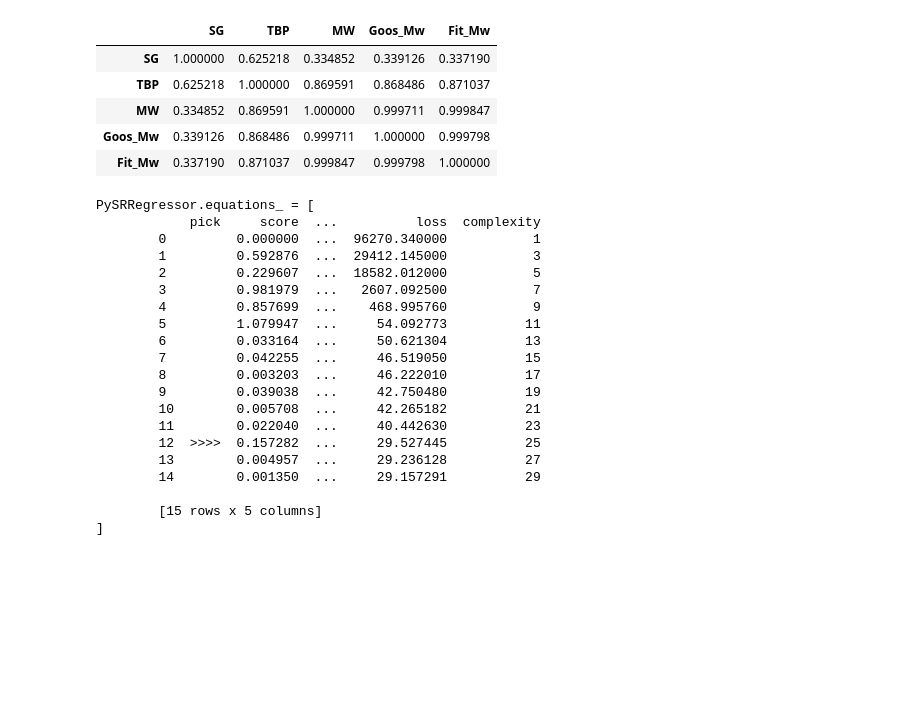
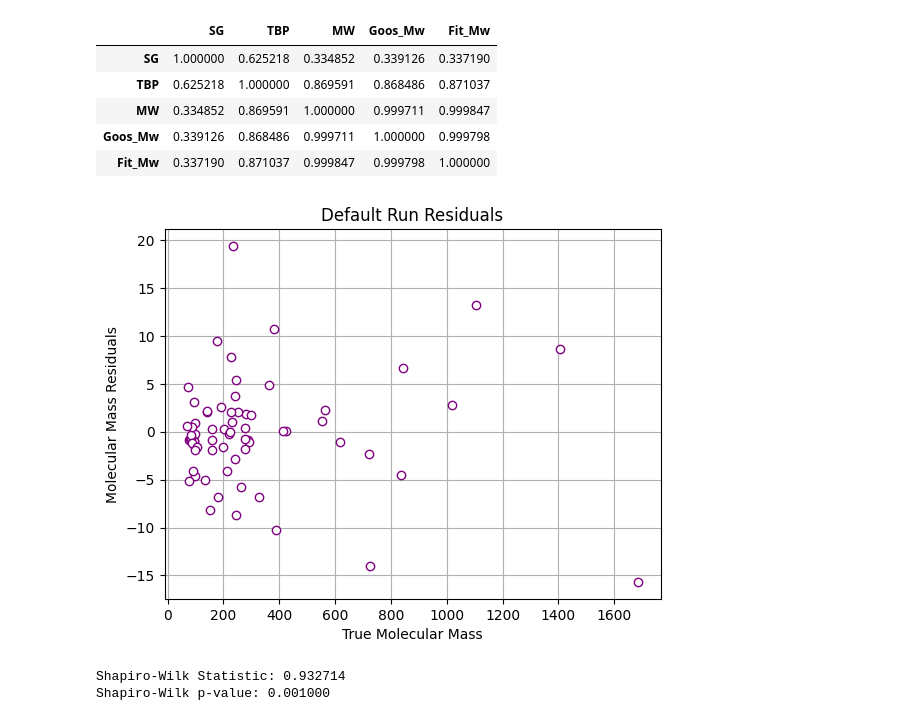
Before and after one commit to breranansi/IDC6940_RSH26, a Jupyter notebook: moleDataSet.ipynb, the cells around one changed output. Cells and saved outputs as stored; diff of their text form; code cells hidden in the pictures; blank space fills up the shorter version.

Commit message:
Sparse Residuals

```diff
--- a/moleDataSet.ipynb
+++ b/moleDataSet.ipynb
@@ -295,25 +310,23 @@ df.corr()
 | Goos_Mw | 0.339126 | 0.868486 | 0.999711 | 1.000000 | 0.999798 |
 | Fit_Mw | 0.337190 | 0.871037 | 0.999847 | 0.999798 | 1.000000 |
 # %%
-print(myMod)
+# Calculate Residuals
+delypred=y_pred-y
+# Plot Residuals
+plt.plot(y,delypred,
+    marker="o",linestyle="None", mec="purple",mfc="white")
+plt.xlabel('True Molecular Mass')
+plt.ylabel('Molecular Mass Residuals')
+plt.title('Default Run Residuals')
+plt.grid()
+plt.show()
 # %% [output]
-PySRRegressor.equations_ = [
-            pick     score  ...          loss  complexity
-        0         0.000000  ...  96270.340000           1
-        1         0.592876  ...  29412.145000           3
-        2         0.229607  ...  18582.012000           5
-        3         0.981979  ...   2607.092500           7
-        4         0.857699  ...    468.995760           9
-        5         1.079947  ...     54.092773          11
-        6         0.033164  ...     50.621304          13
-        7         0.042255  ...     46.519050          15
-        8         0.003203  ...     46.222010          17
-        9         0.039038  ...     42.750480          19
-        10        0.005708  ...     42.265182          21
-        11        0.022040  ...     40.442630          23
-        12  >>>>  0.157282  ...     29.527445          25
-        13        0.004957  ...     29.236128          27
-        14        0.001350  ...     29.157291          29
-
-        [15 rows x 5 columns]
-]
+[figure, added]
+# %%
+from scipy import stats
+myStat,myP=stats.shapiro(delypred)
+print(f"Shapiro-Wilk Statistic: {myStat:.6f}")
+print(f"Shapiro-Wilk p-value: {myP:.6f}")
+# %% [output]
+Shapiro-Wilk Statistic: 0.932714
+Shapiro-Wilk p-value: 0.001000
```
Also changed, not shown: parts of 5 cells of this notebook, 29 other files.
